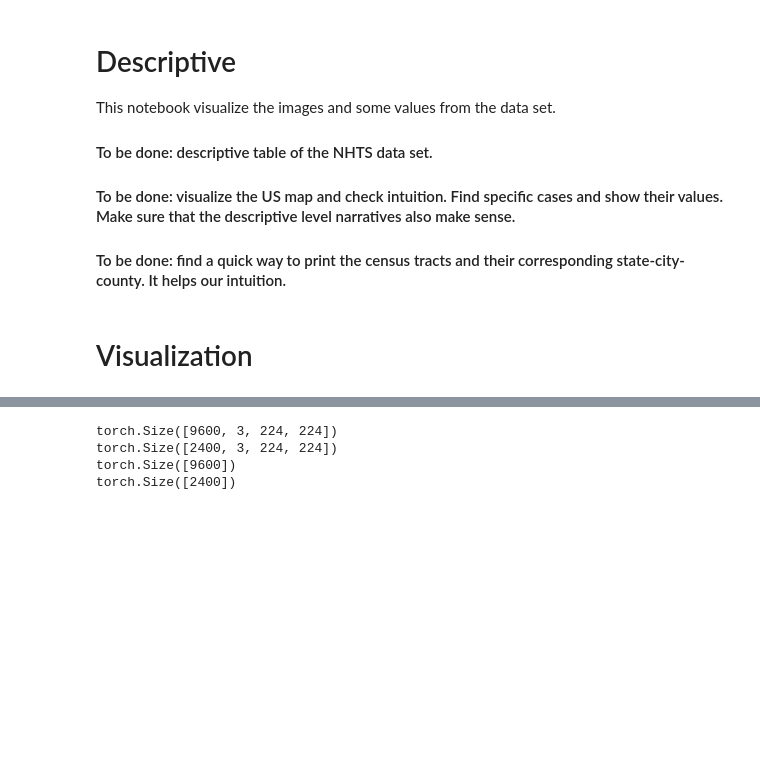
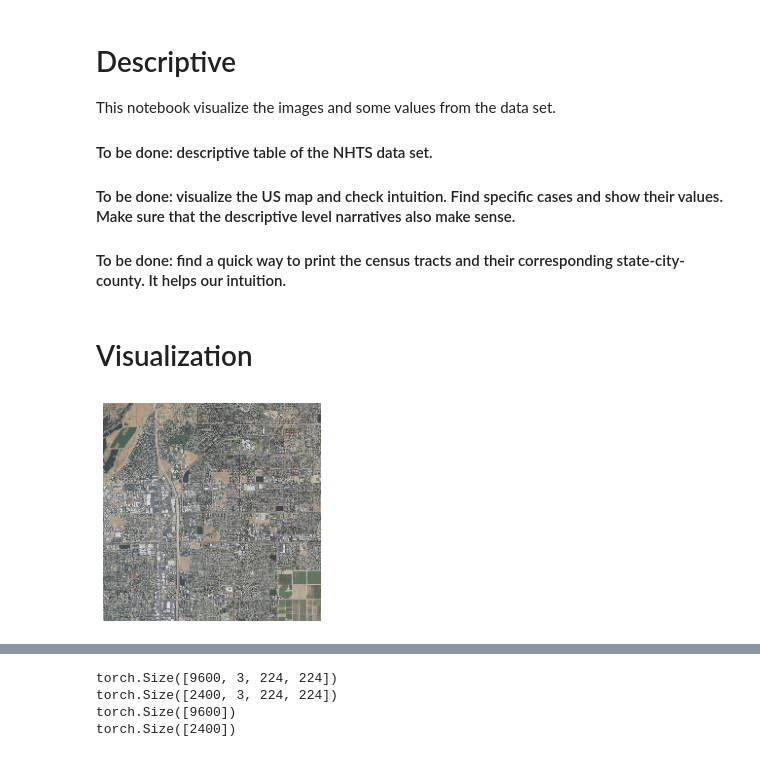
Before and after one commit to JasonLLu/travel_modeling_nhts, a Jupyter notebook: 1_descriptive_analysis.ipynb, the cells around one changed output, grey strips where cells are left out. Drawn from its saved outputs; the diff is of its cells as text; code cells hidden in the pictures; blank space fills up the shorter version.

```diff
--- a/1_descriptive_analysis.ipynb
+++ b/1_descriptive_analysis.ipynb
@@ -58,6 +60,10 @@ BE_var = ['density', 'diversity', 'design']
 
 x = df[input_var].values
 BE = df[BE_var].values
+# %%
+util.imshow(np.moveaxis(rgb_image_array[1001,:,:,:],0,2).astype('uint8'))
+# %% [output]
+[figure, added]
 # %%
 util.imshow(bw_image_array[1001,0,:,:].astype('uint8'))
 util.imshow(bw_image_array[1001,1,:,:].astype('uint8'))
```
Also changed, not shown: parts of 2 cells of this notebook.
